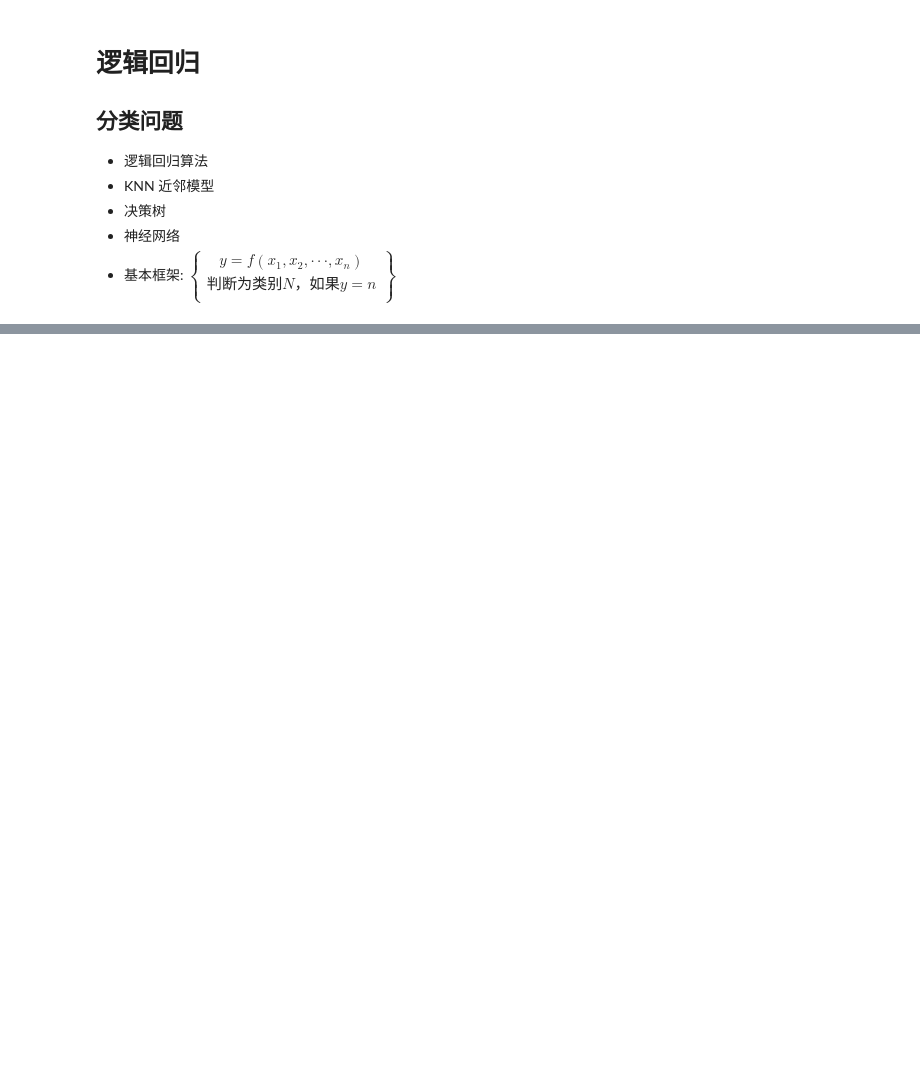
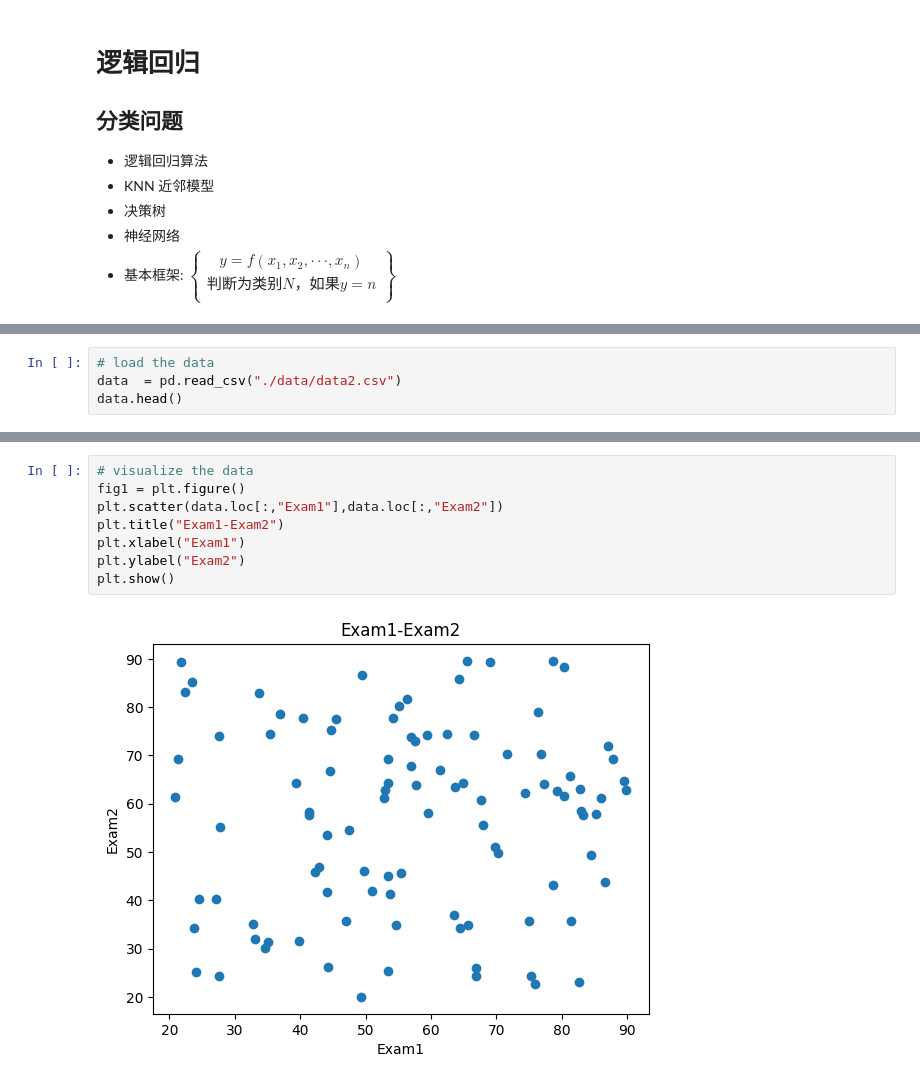
Before and after one commit to Undefined6608/PythonStudy, a Jupyter notebook: src/2.逻辑回归.ipynb, the cells around one changed output, grey strips where cells are left out. Cells and saved outputs as stored; diff of their text form; blank space fills up the shorter version.

```diff
--- a/src/2.逻辑回归.ipynb
+++ b/src/2.逻辑回归.ipynb
@@ -26,0 +53,4 @@
+# %%
+# load the data
+data  = pd.read_csv("./data/data2.csv")
+data.head()
@@ -26,0 +64,10 @@
+# %%
+# visualize the data
+fig1 = plt.figure()
+plt.scatter(data.loc[:,"Exam1"],data.loc[:,"Exam2"])
+plt.title("Exam1-Exam2")
+plt.xlabel("Exam1")
+plt.ylabel("Exam2")
+plt.show()
+# %% [output]
+[figure, added]
```
Also changed, not shown: parts of 37 cells of this notebook, 2 other files.
